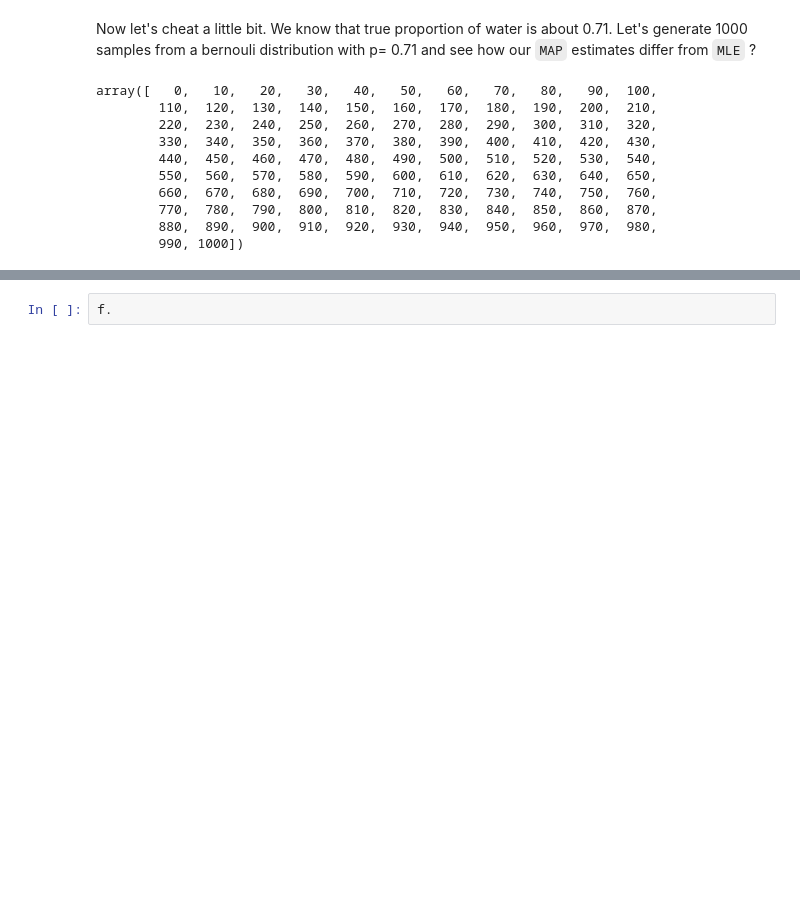
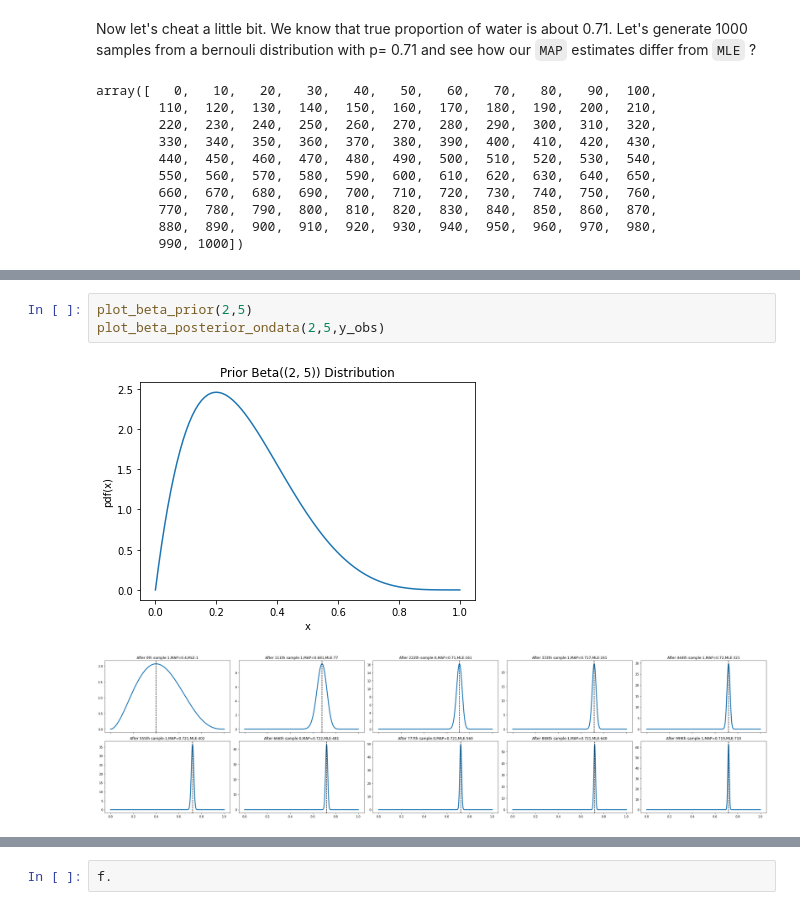
Before and after one commit to vin136/NN-foundations, a Jupyter notebook: Estimating_Probabilities.ipynb, the cells around one changed output, grey strips where cells are left out. Saved outputs shown, nothing was run; the diff lists cells and outputs as text; blank space fills up the shorter version.

```diff
--- a/Estimating_Probabilities.ipynb
+++ b/Estimating_Probabilities.ipynb
@@ -387,0 +399,6 @@ def plot_beta_posterior_ondata(alpha,beta,y_obs):
+# %%
+plot_beta_prior(2,5)
+plot_beta_posterior_ondata(2,5,y_obs)
+# %% [output]
+[figure, added]
+[figure, added]
```
Also changed, not shown: parts of 4 cells of this notebook.
